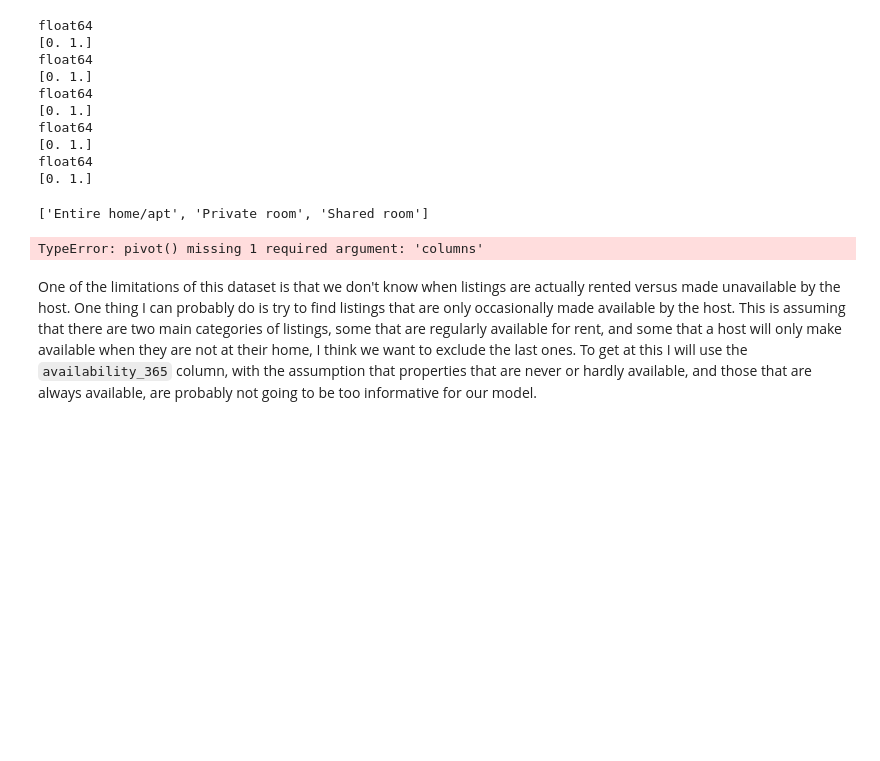
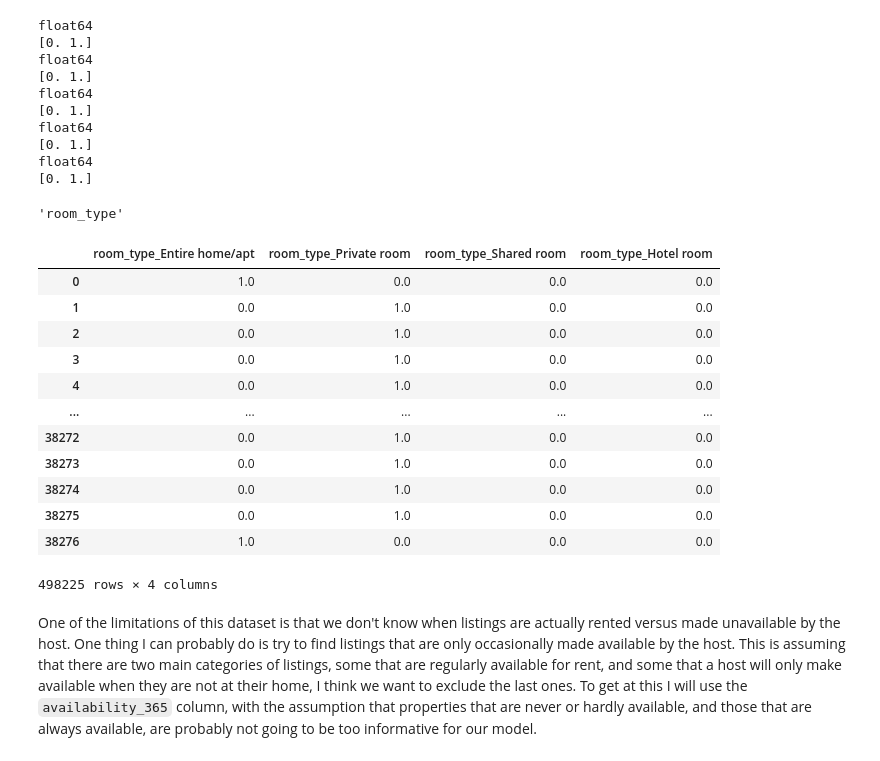
Before and after one commit to cskrasniak/rentals, a Jupyter notebook: data_cleaning_notebook.ipynb, the cells around one changed output. Cells and saved outputs as stored; diff of their text form; code cells hidden in the pictures; blank space fills up the shorter version.

```diff
--- a/data_cleaning_notebook.ipynb
+++ b/data_cleaning_notebook.ipynb
@@ -268,53 +268,72 @@ float64
 [0. 1.]
 float64
 [0. 1.]
-# %%
-
-
-list(data['room_type'].value_counts()[data['room_type'].value_counts()>len(data)/100].index)
-# %% [output]
-['Entire home/apt', 'Private room', 'Shared room']
+# %%
+
+data['room_type'].name
+# %% [output]
+'room_type'
 # %%
 # categorize room types
 ## switch to one hot encoding
 from sklearn.preprocessing import OneHotEncoder
 from sklearn.feature_extraction import DictVectorizer
-class ToDictVect(BaseEstimator, TransformerMixin):
+class OHEfromDF(BaseEstimator, TransformerMixin):
     """
     Transformer class that formats pandas columns with string values into a valid input for the
     DictVectorizer function to create a one-hot encoding.
 
     params : vals (None or list)
                 The values to use for one-hot encoding, they can either be fed in at intitialization or
                 fit by taking all the values that are more common than len(X)/val_cutoff
            : val_cutoff (float) the number >1 to use to select the vals in the fit method as described above.
                 val_cutoff=1 means select all values, larger number provides a stricter cutoff
     """
-    def __init__(self,vals=None,val_cutoff=100)
+    def __init__(self,vals=None,val_cutoff=100):
         self.vals = vals
         self.val_cutoff=100
+
     def fit(self, X, y=None):
         # can either provide value, or, can fit them based on the most common entries
-        self.vals = list(data['room_type'].value_counts()[data['room_type'].value_counts()>len(data)/self.val_cutoff=].index)
+        if self.vals == None:
+            self.vals = list(X.value_counts()[X.value_counts()>len(data)/self.val_cutoff].index)
 
         return self
 
     def transform(self, X):
         # only change the values that are not numeric and not nan
-        boolean_mapper = {'t' : 1., 'f' : 0.}
-        X=X.map(boolean_mapper, na_action="ignore")
-        return X.astype(float)
+        mapper = {val:i for i,val in enumerate(self.vals)}
+#         print(mapper)
+        X = X.map(mapper, na_action="ignore")
+        col_names = [X.name+'_'+val for val in self.vals]
+        new_X = pd.DataFrame(columns=col_names)
+        for i,name in enumerate(col_names):
+            new_X[name] = X==i
+        return new_X.astype(float)
 
+ToDictVector(vals = ['Entire home/apt', 'Private room', 'Shared room', 'Hotel room']).fit_transform(data['room_type'])
 # rt_mapper = {'Entire home/apt' : 3, 'Private room' : 2, 'Hotel room' : 1}
 # data['room_type'] = data['room_type'].map(rt_mapper)
 # # the nan room types are shared, so assign these to 0
 # data['room_type'][data['room_type'].isna()] = 0
 # # I think I want to have this one-hot instead, so going to add that here
 # data['room_type_entire'] = data['room_type'].map({3:1, 2:0, 1:0, 0:0})
 # data['room_type_private'] = data['room_type'].map({2:1, 3:0, 1:0, 0:0})
 # data['room_type_hotel'] = data['room_type'].map({1:1, 3:0, 2:0, 0:0})
 # data['room_type_none'] = data['room_type'].map({0:1, 3:0, 2:0, 1:0})
 # %% [output]
+|  | room_type_Entire home/apt | room_type_Private room | room_type_Shared room | room_type_Hotel room |
+| 0 | 1.0 | 0.0 | 0.0 | 0.0 |
+| 1 | 0.0 | 1.0 | 0.0 | 0.0 |
+| 2 | 0.0 | 1.0 | 0.0 | 0.0 |
+| 3 | 0.0 | 1.0 | 0.0 | 0.0 |
+| 4 | 0.0 | 1.0 | 0.0 | 0.0 |
+| ... | ... | ... | ... | ... |
+| 38272 | 0.0 | 1.0 | 0.0 | 0.0 |
+| 38273 | 0.0 | 1.0 | 0.0 | 0.0 |
+| 38274 | 0.0 | 1.0 | 0.0 | 0.0 |
+| 38275 | 0.0 | 1.0 | 0.0 | 0.0 |
+| 38276 | 1.0 | 0.0 | 0.0 | 0.0 |
-TypeError: pivot() missing 1 required argument: 'columns'
+498225 rows × 4 columns
 # %% [markdown]
 One of the limitations of this dataset is that we don't know when listings are actually rented versus made unavailable by the host. One thing I can probably do is try to find listings that are only occasionally made available by the host. This is assuming that there are two main categories of listings, some that are regularly available for rent, and some that a host will only make available when they are not at their home, I think we want to exclude the last ones. To get at this I will use the `availability_365` column, with the assumption that properties that are never or hardly available, and those that are always available, are probably not going to be too informative for our model.
```
Also changed, not shown: parts of 20 cells of this notebook.
